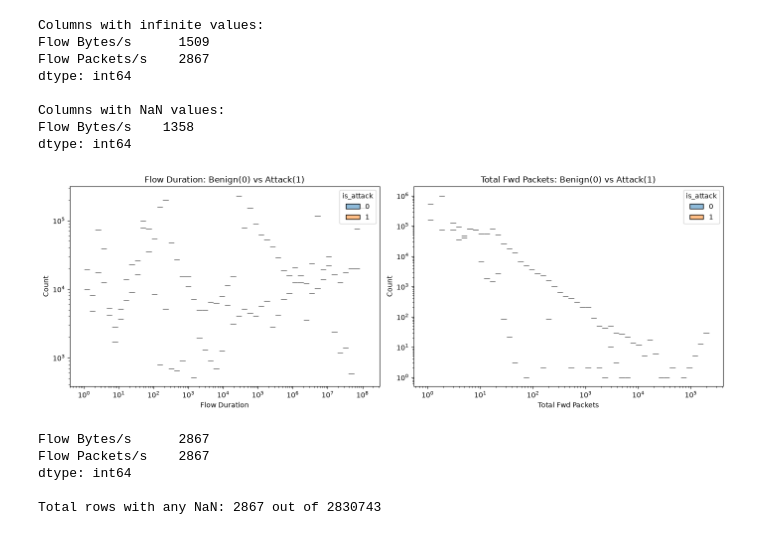
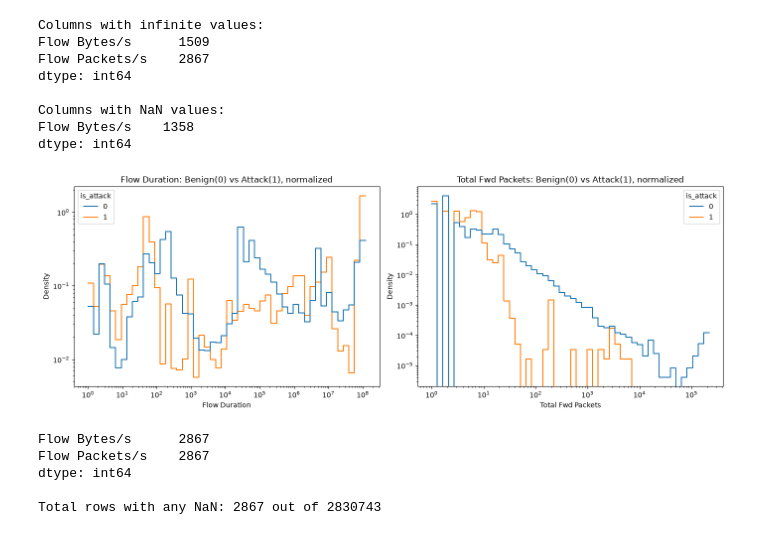
Before and after one commit to mishapatel2537/glass-ids, a Jupyter notebook: eda_cleaning.ipynb, the cells around one changed output. Cells and saved outputs as stored; diff of their text form; code cells hidden in the pictures.

```diff
--- a/eda_cleaning.ipynb
+++ b/eda_cleaning.ipynb
@@ -114,22 +118,26 @@ dtype: int64
 # %%
 df['is_attack'] = (df['Label'] != 'BENIGN').astype(int)
 
 fig, axes = plt.subplots(1, 2, figsize=(14, 5))
 
 # Flow Duration — clip extreme outliers for a readable plot
 sns.histplot(data=df, x='Flow Duration', hue='is_attack', bins=50,
-             log_scale=(True, True), ax=axes[0])
-axes[0].set_title('Flow Duration: Benign(0) vs Attack(1)')
+             log_scale=True, stat='density', common_norm=False,
+             element='step', fill=False, linewidth=1.5, ax=axes[0])
+axes[0].set_yscale('log')
+axes[0].set_title('Flow Duration: Benign(0) vs Attack(1), normalized')
 
 # Total Fwd Packets
 sns.histplot(data=df, x='Total Fwd Packets', hue='is_attack', bins=50,
-             log_scale=(True, True), ax=axes[1])
-axes[1].set_title('Total Fwd Packets: Benign(0) vs Attack(1)')
+             log_scale=True, stat='density', common_norm=False,
+             element='step', fill=False, linewidth=1.5, ax=axes[1])
+axes[1].set_yscale('log')
+axes[1].set_title('Total Fwd Packets: Benign(0) vs Attack(1), normalized')
 
 plt.tight_layout()
 plt.show()
 # %% [output]
-[figure, old version]
+[figure, new version]
 # %%
 df.replace([np.inf, -np.inf], np.nan, inplace=True)
 
```
Also changed, not shown: parts of 4 cells of this notebook.
